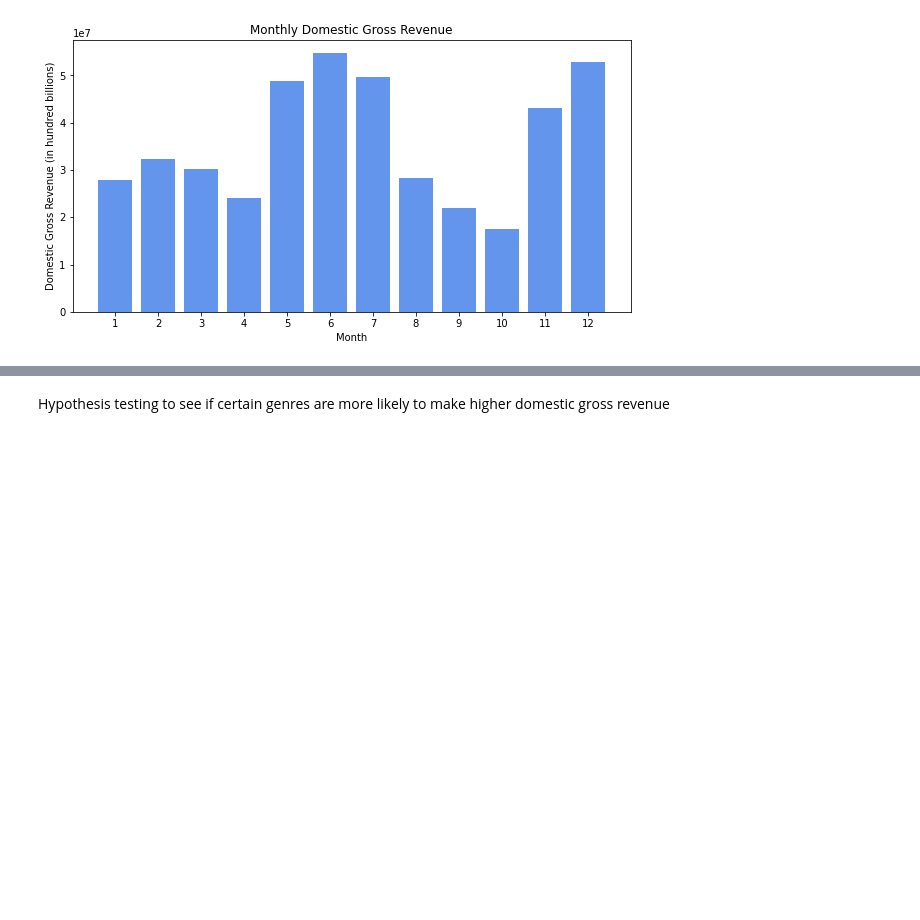
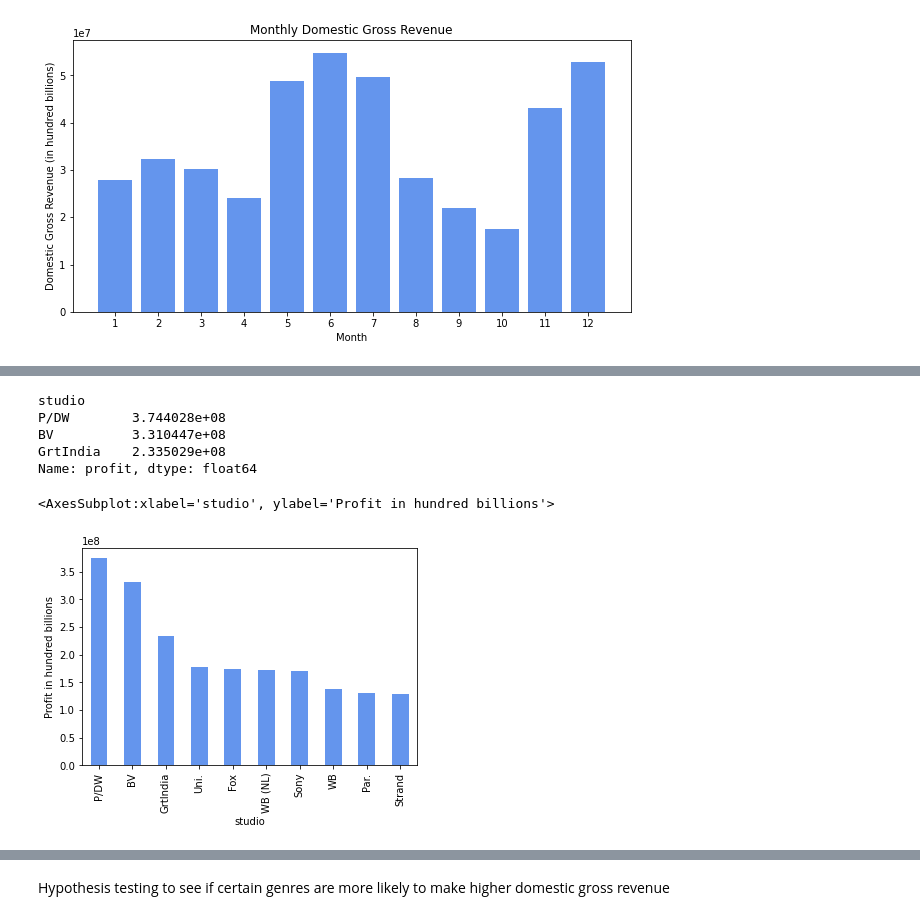
Before and after one commit to cupake01/ai_academy_capstone_project_group4, a Jupyter notebook: notebooks/folder-ryan_lazar/Ryan-Lazar.ipynb, the cells around one changed output, grey strips where cells are left out. Cells and saved outputs as stored; diff of their text form; code cells hidden in the pictures; blank space fills up the shorter version.

Commit message:
created a studio-profit graph

```diff
--- a/notebooks/folder-ryan_lazar/Ryan-Lazar.ipynb
+++ b/notebooks/folder-ryan_lazar/Ryan-Lazar.ipynb
@@ -165,0 +164,6 @@ plt.show()
+# %%
+# Rename the title column to movie for merge with the movie_budget dataframe
+grossdf = grossdf.rename(columns={'title': 'movie'})
+# %%
+#connect moviegross and moviebudgets on movie
+gross_budgets = pd.merge(grossdf, budgetdf, on= 'movie')
@@ -165,0 +172,22 @@ plt.show()
+# %%
+# Have to reformat the worldwide_gross and production_budget columns to remove $ and space
+gross_budgets['worldwide_gross'] = gross_budgets['worldwide_gross'].replace('[\$,]', '', regex=True).astype(int)
+gross_budgets['production_budget'] = gross_budgets['production_budget'].replace('[\$,]', '', regex=True).astype(int)
+# %%
+# Create a profit column by subtracting production_budget from worldwide_gross
+gross_budgets['profit'] = gross_budgets['worldwide_gross'] - gross_budgets['production_budget']
+# %%
+# Group by studio and set the value to be the average(mean) profit and return top 3
+gross_budgets.groupby('studio')['profit'].mean().nlargest(3)
+# %% [output]
+studio
+P/DW        3.744028e+08
+BV          3.310447e+08
+GrtIndia    2.335029e+08
+Name: profit, dtype: float64
+# %%
+# Plot top 10
+gross_budgets.groupby('studio')['profit'].mean().nlargest(10).plot(kind='bar', color='cornflowerblue', ylabel='Profit in hundred billions')
+# %% [output]
+<AxesSubplot:xlabel='studio', ylabel='Profit in hundred billions'>
+[figure, added]
```
Also changed, not shown: parts of 9 cells of this notebook.
